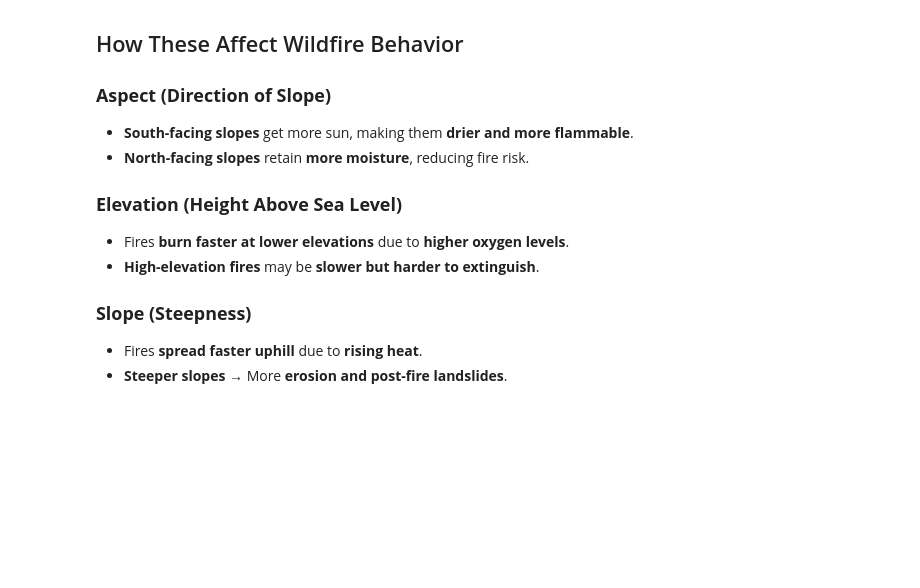
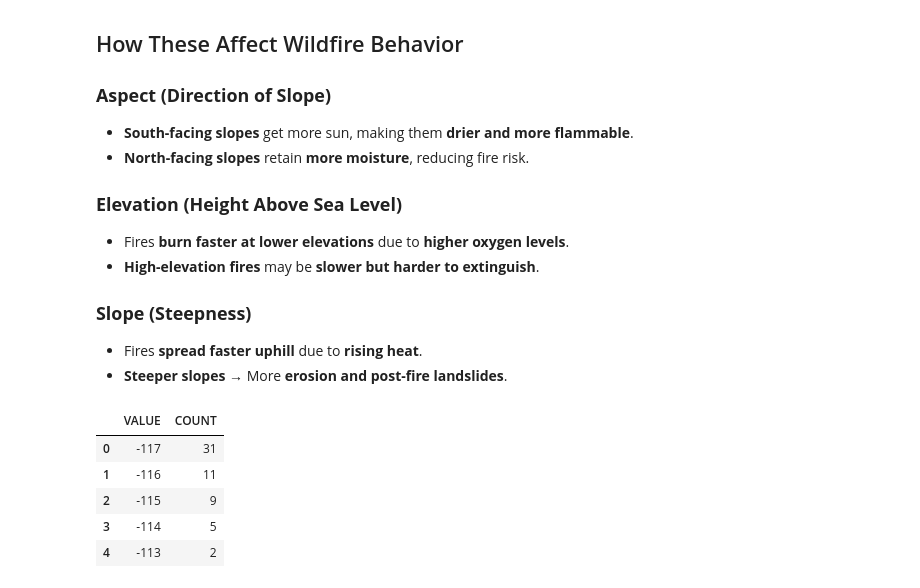
Before and after one commit to wdas03/climate-modelling, a Jupyter notebook: src/conus_eda.ipynb, the cells around one changed output. Saved outputs shown, nothing was run; the diff lists cells and outputs as text; code cells hidden in the pictures; blank space fills up the shorter version.

```diff
--- a/src/conus_eda.ipynb
+++ b/src/conus_eda.ipynb
@@ -570,3 +570,16 @@ These datasets describe different **terrain characteristics** and are essential
 ### **Slope (Steepness)**
 - Fires **spread faster uphill** due to **rising heat**.
 - **Steeper slopes** → More **erosion and post-fire landslides**.
+# %%
+ELEV_DATA_DIR = '../data/LF2020_Elev_220_CONUS'
+
+elev_df = pd.read_csv(os.path.join(ELEV_DATA_DIR, 'CSV_Data/LF20_Elev_220.csv'))
+
+elev_df.head()
+# %% [output]
+|  | VALUE | COUNT |
+| 0 | -117 | 31 |
+| 1 | -116 | 11 |
+| 2 | -115 | 9 |
+| 3 | -114 | 5 |
+| 4 | -113 | 2 |
```
Also changed, not shown: parts of 5 cells of this notebook, 2 other files.
